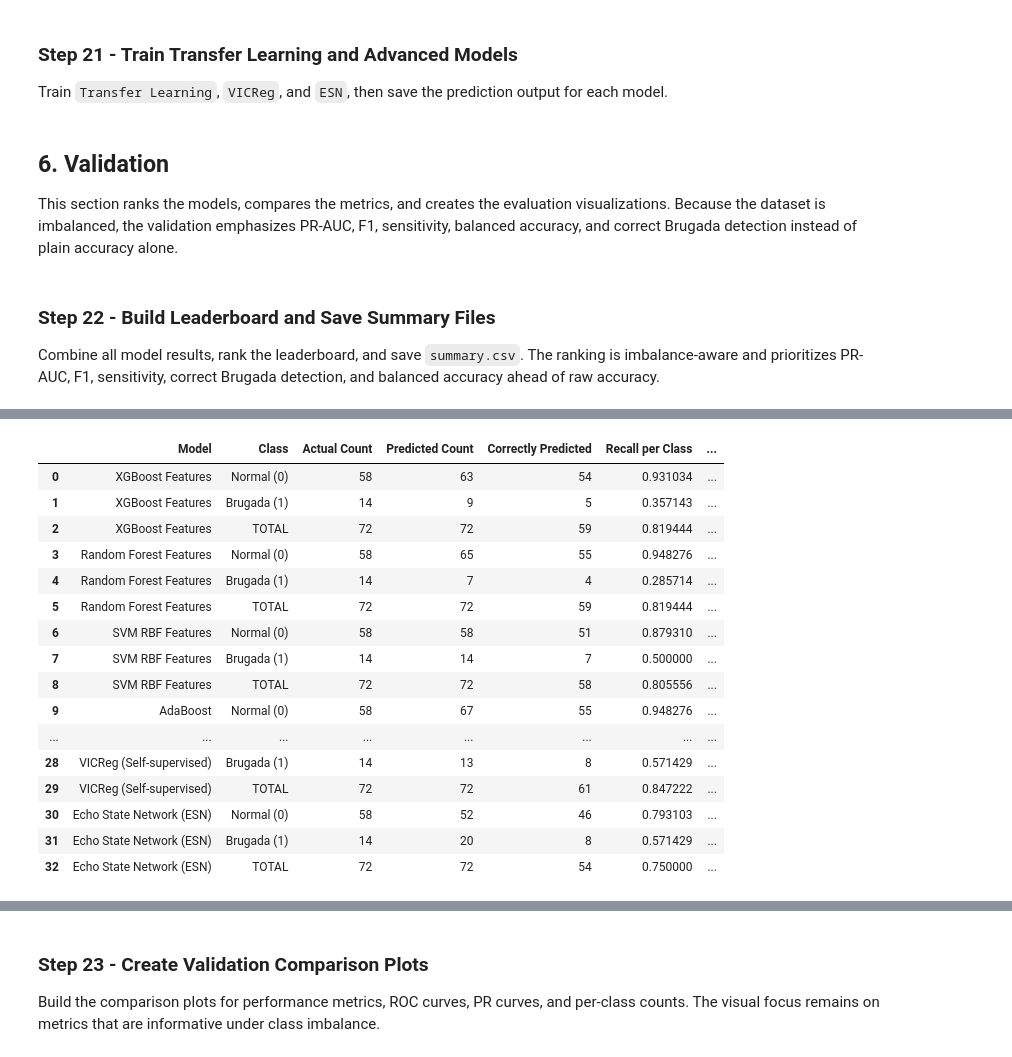
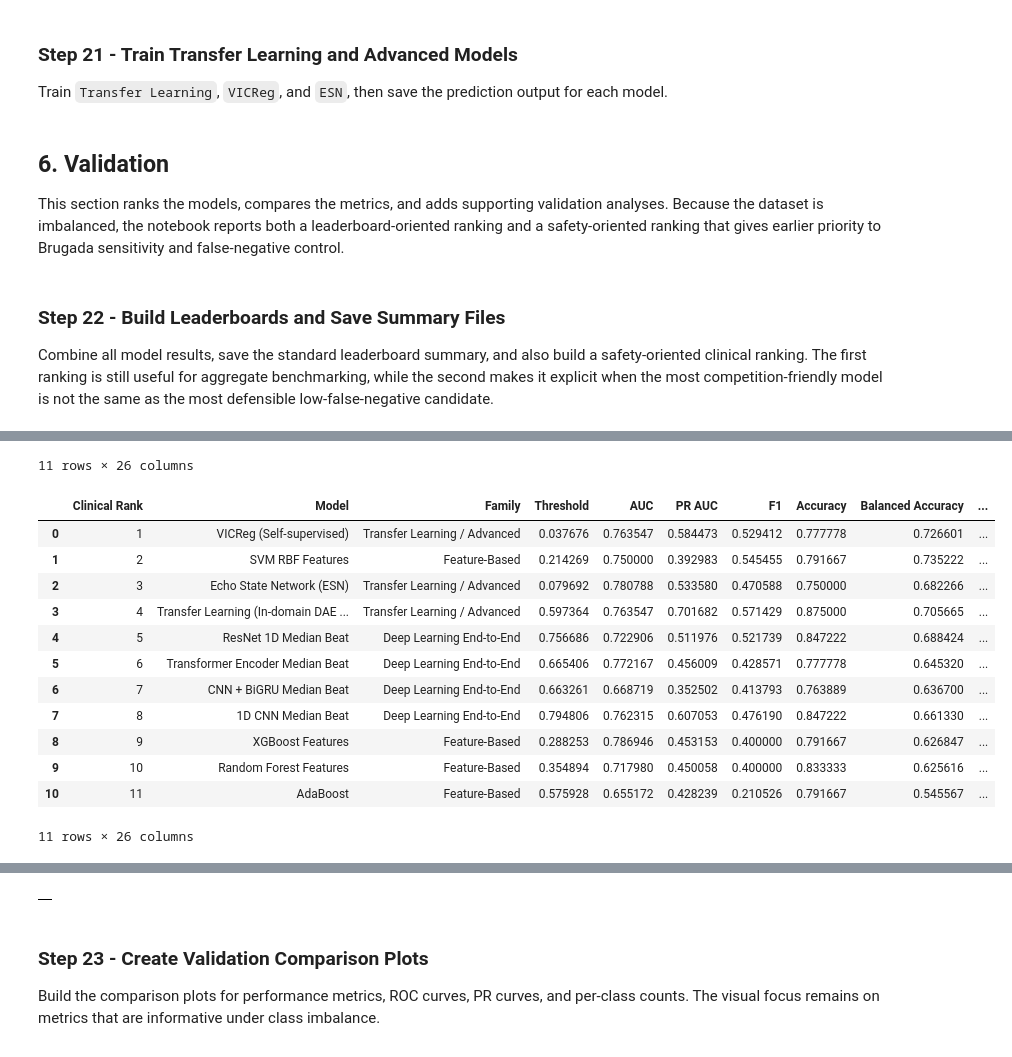
Before and after one commit to avezoor/MachineLearningRepository, a Jupyter notebook: BinaryClassificationBrugadaHuca.ipynb, the cells around one changed output, grey strips where cells are left out. Cells and saved outputs as stored; diff of their text form; code cells hidden in the pictures.

```diff
--- a/BinaryClassificationBrugadaHuca.ipynb
+++ b/BinaryClassificationBrugadaHuca.ipynb
@@ -1429,6 +1533,12 @@ def trainTransferLearningModel(modelName, xTrain, yTrain, xVal, yVal, xTest, yTe
     modelMetrics["Validation F1"] = float(bestValF1)
     modelMetrics["Pretrain Epochs"] = int(len(pretrainHistory.history.get("loss", [])))
     modelMetrics["Epochs Trained"] = int(len(finetuneHistory.history.get("loss", [])))
+    modelMetrics["Feature Set"] = "ECG-only primary benchmark"
+
+    modelArtifactPath = modelArtifactDir / f"{sanitize_name(modelName)}.keras"
+    classifier.save(modelArtifactPath)
+    trainedSequenceModelArtifacts[modelName] = str(modelArtifactPath)
+    modelMetrics["Model Artifact"] = str(modelArtifactPath)
 
     historyDict = {
         "pretrain": historyToDict(pretrainHistory),
@@ -1611,6 +1721,12 @@ def trainVicRegModel(modelName, xTrain, yTrain, xVal, yVal, xTest, yTest, testPa
     modelMetrics["Validation F1"] = float(bestValF1)
     modelMetrics["Pretrain Epochs"] = int(len(pretrainHistory["loss"]))
     modelMetrics["Epochs Trained"] = int(len(finetuneHistory.history.get("loss", [])))
+    modelMetrics["Feature Set"] = "ECG-only primary benchmark"
+
+    modelArtifactPath = modelArtifactDir / f"{sanitize_name(modelName)}.keras"
+    classifier.save(modelArtifactPath)
+    trainedSequenceModelArtifacts[modelName] = str(modelArtifactPath)
+    modelMetrics["Model Artifact"] = str(modelArtifactPath)
 
     historyDict = {
         "pretrain": pretrainHistory,
@@ -1689,6 +1805,8 @@ def trainEsnModel(modelName, xTrain, yTrain, xVal, yVal, xTest, yTest, testPatie
     )
     modelMetrics["Validation F1"] = float(bestValF1)
     modelMetrics["Epochs Trained"] = 1
+    modelMetrics["Feature Set"] = "ECG-only primary benchmark"
+    modelMetrics["Model Artifact"] = ""
     return modelMetrics, predictionDf, countDf, {"reservoir_dim": 160, "state_features": int(xTrainReservoir.shape[1])}
 # %% [markdown]
 ### Step 21 - Train Transfer Learning and Advanced Models
@@ -1756,7 +1874,7 @@ for modelName, familyName, runner in advancedModelRunners:
         benchmarkHistories[modelMetrics["Model"]] = historyDict
         print(
             f"{modelMetrics['Model']} | AUC={modelMetrics['AUC']:.4f} | F1={modelMetrics['F1']:.4f} | "
-            f"Correct={modelMetrics['Correctly Predicted']}/{modelMetrics['Total Samples']}"
+            f"Sensitivity={modelMetrics['Sensitivity']:.4f} | False Negatives={modelMetrics['False Negatives']}"
         )
         print("Prediction CSV:", modelMetrics["Prediction CSV"])
     except Exception as exc:
@@ -1766,26 +1884,35 @@ print("\nTotal evaluated models:", len(benchmarkResults))
 # %% [markdown]
 ## 6. Validation
 
-This section ranks the models, compares the metrics, and creates the evaluation visualizations. Because the dataset is imbalanced, the validation emphasizes PR-AUC, F1, sensitivity, balanced accuracy, and correct Brugada detection instead of plain accuracy alone.
+This section ranks the models, compares the metrics, and adds supporting validation analyses. Because the dataset is imbalanced, the notebook reports both a leaderboard-oriented ranking and a safety-oriented ranking that gives earlier priority to Brugada sensitivity and false-negative control.
-# %% [markdown]
-### Step 22 - Build Leaderboard and Save Summary Files
-
-Combine all model results, rank the leaderboard, and save `summary.csv`. The ranking is imbalance-aware and prioritizes PR-AUC, F1, sensitivity, correct Brugada detection, and balanced accuracy ahead of raw accuracy.
+# %% [markdown]
+### Step 22 - Build Leaderboards and Save Summary Files
+
+Combine all model results, save the standard leaderboard summary, and also build a safety-oriented clinical ranking. The first ranking is still useful for aggregate benchmarking, while the second makes it explicit when the most competition-friendly model is not the same as the most defensible low-false-negative candidate.
 # %%
 assert benchmarkResults, "No model finished successfully, so the leaderboard cannot be built. Check logs.txt for the failure trace."
 
 benchmarkResultsDf = pd.DataFrame(benchmarkResults)
 benchmarkResultsDf = benchmarkResultsDf.sort_values(
-    by=["PR AUC", "F1", "Sensitivity", "Correct Brugada", "Balanced Accuracy", "AUC", "Specificity", "Accuracy", "Correctly Predicted"],
-    ascending=[False, False, False, False, False, False, False, False, False],
+    by=leaderboardSortColumns,
+    ascending=[False] * len(leaderboardSortColumns),
 ).reset_index(drop=True)
 benchmarkResultsDf.insert(0, "Rank", np.arange(1, len(benchmarkResultsDf) + 1))
+
+clinicalResultsDf = pd.DataFrame(benchmarkResults)
+clinicalResultsDf = clinicalResultsDf.sort_values(
+    by=clinicalSortColumns,
+    ascending=clinicalAscending,
+).reset_index(drop=True)
+clinicalResultsDf.insert(0, "Clinical Rank", np.arange(1, len(clinicalResultsDf) + 1))
 
 benchmarkCountDf = pd.concat(benchmarkCountReports, axis=0).reset_index(drop=True)
 benchmarkFailuresDf = pd.DataFrame(benchmarkFailures)
 
 summaryFile = projectRoot / "summary.csv"
+clinicalSummaryFile = projectRoot / "clinical_summary.csv"
 benchmarkResultsDf.to_csv(summaryFile, index=False)
+clinicalResultsDf.to_csv(clinicalSummaryFile, index=False)
 
 countSummaryFile = predictionDir / "model_count_comparison.csv"
 benchmarkCountDf.to_csv(countSummaryFile, index=False)
@@ -1793,13 +1920,16 @@ benchmarkCountDf.to_csv(countSummaryFile, index=False)
 failedModelsFile = predictionDir / "failed_models.csv"
 benchmarkFailuresDf.to_csv(failedModelsFile, index=False)
 
-print("Saved summary:", summaryFile)
+print("Saved leaderboard summary:", summaryFile)
+print("Saved safety-oriented clinical summary:", clinicalSummaryFile)
 print("Saved class count summary:", countSummaryFile)
 print("Saved failure summary:", failedModelsFile)
-print("Ranking priority: PR AUC -> F1 -> Sensitivity -> Correct Brugada -> Balanced Accuracy -> AUC -> Specificity -> Accuracy")
+print("Leaderboard priority:", " -> ".join(leaderboardSortColumns))
+print("Clinical priority:", " -> ".join(clinicalSortColumns))
 print("Successful models:", len(benchmarkResultsDf))
 print("Failed models:", len(benchmarkFailuresDf))
 display(benchmarkResultsDf)
+display(clinicalResultsDf)
 display(benchmarkCountDf)
 display(benchmarkFailuresDf)
 # %% [output]
@@ -1818,17 +1948,14 @@ display(benchmarkFailuresDf)
+11 rows × 26 columns
-|  | Model | Class | Actual Count | Predicted Count | Correctly Predicted | Recall per Class | ... |
-| 0 | XGBoost Features | Normal (0) | 58 | 63 | 54 | 0.931034 | ... |
-| 1 | XGBoost Features | Brugada (1) | 14 | 9 | 5 | 0.357143 | ... |
-| 2 | XGBoost Features | TOTAL | 72 | 72 | 59 | 0.819444 | ... |
-| 3 | Random Forest Features | Normal (0) | 58 | 65 | 55 | 0.948276 | ... |
-| 4 | Random Forest Features | Brugada (1) | 14 | 7 | 4 | 0.285714 | ... |
-| 5 | Random Forest Features | TOTAL | 72 | 72 | 59 | 0.819444 | ... |
-| 6 | SVM RBF Features | Normal (0) | 58 | 58 | 51 | 0.879310 | ... |
-| 7 | SVM RBF Features | Brugada (1) | 14 | 14 | 7 | 0.500000 | ... |
-| 8 | SVM RBF Features | TOTAL | 72 | 72 | 58 | 0.805556 | ... |
-| 9 | AdaBoost | Normal (0) | 58 | 67 | 55 | 0.948276 | ... |
-| ... | ... | ... | ... | ... | ... | ... | ... |
-| 28 | VICReg (Self-supervised) | Brugada (1) | 14 | 13 | 8 | 0.571429 | ... |
-| 29 | VICReg (Self-supervised) | TOTAL | 72 | 72 | 61 | 0.847222 | ... |
-| 30 | Echo State Network (ESN) | Normal (0) | 58 | 52 | 46 | 0.793103 | ... |
-| 31 | Echo State Network (ESN) | Brugada (1) | 14 | 20 | 8 | 0.571429 | ... |
-| 32 | Echo State Network (ESN) | TOTAL | 72 | 72 | 54 | 0.750000 | ... |
+|  | Clinical Rank | Model | Family | Threshold | AUC | PR AUC | F1 | Accuracy | Balanced Accuracy | ... |
+| 0 | 1 | VICReg (Self-supervised) | Transfer Learning / Advanced | 0.037676 | 0.763547 | 0.584473 | 0.529412 | 0.777778 | 0.726601 | ... |
+| 1 | 2 | SVM RBF Features | Feature-Based | 0.214269 | 0.750000 | 0.392983 | 0.545455 | 0.791667 | 0.735222 | ... |
+| 2 | 3 | Echo State Network (ESN) | Transfer Learning / Advanced | 0.079692 | 0.780788 | 0.533580 | 0.470588 | 0.750000 | 0.682266 | ... |
+| 3 | 4 | Transfer Learning (In-domain DAE ... | Transfer Learning / Advanced | 0.597364 | 0.763547 | 0.701682 | 0.571429 | 0.875000 | 0.705665 | ... |
+| 4 | 5 | ResNet 1D Median Beat | Deep Learning End-to-End | 0.756686 | 0.722906 | 0.511976 | 0.521739 | 0.847222 | 0.688424 | ... |
+| 5 | 6 | Transformer Encoder Median Beat | Deep Learning End-to-End | 0.665406 | 0.772167 | 0.456009 | 0.428571 | 0.777778 | 0.645320 | ... |
+| 6 | 7 | CNN + BiGRU Median Beat | Deep Learning End-to-End | 0.663261 | 0.668719 | 0.352502 | 0.413793 | 0.763889 | 0.636700 | ... |
+| 7 | 8 | 1D CNN Median Beat | Deep Learning End-to-End | 0.794806 | 0.762315 | 0.607053 | 0.476190 | 0.847222 | 0.661330 | ... |
+| 8 | 9 | XGBoost Features | Feature-Based | 0.288253 | 0.786946 | 0.453153 | 0.400000 | 0.791667 | 0.626847 | ... |
+| 9 | 10 | Random Forest Features | Feature-Based | 0.354894 | 0.717980 | 0.450058 | 0.400000 | 0.833333 | 0.625616 | ... |
+| 10 | 11 | AdaBoost | Feature-Based | 0.575928 | 0.655172 | 0.428239 | 0.210526 | 0.791667 | 0.545567 | ... |
+11 rows × 26 columns
@@ -1836,3 +1979,4 @@ display(benchmarkFailuresDf)
+|  |
 # %% [markdown]
 ### Step 23 - Create Validation Comparison Plots
 
```
Also changed, not shown: parts of 26 cells of this notebook.
